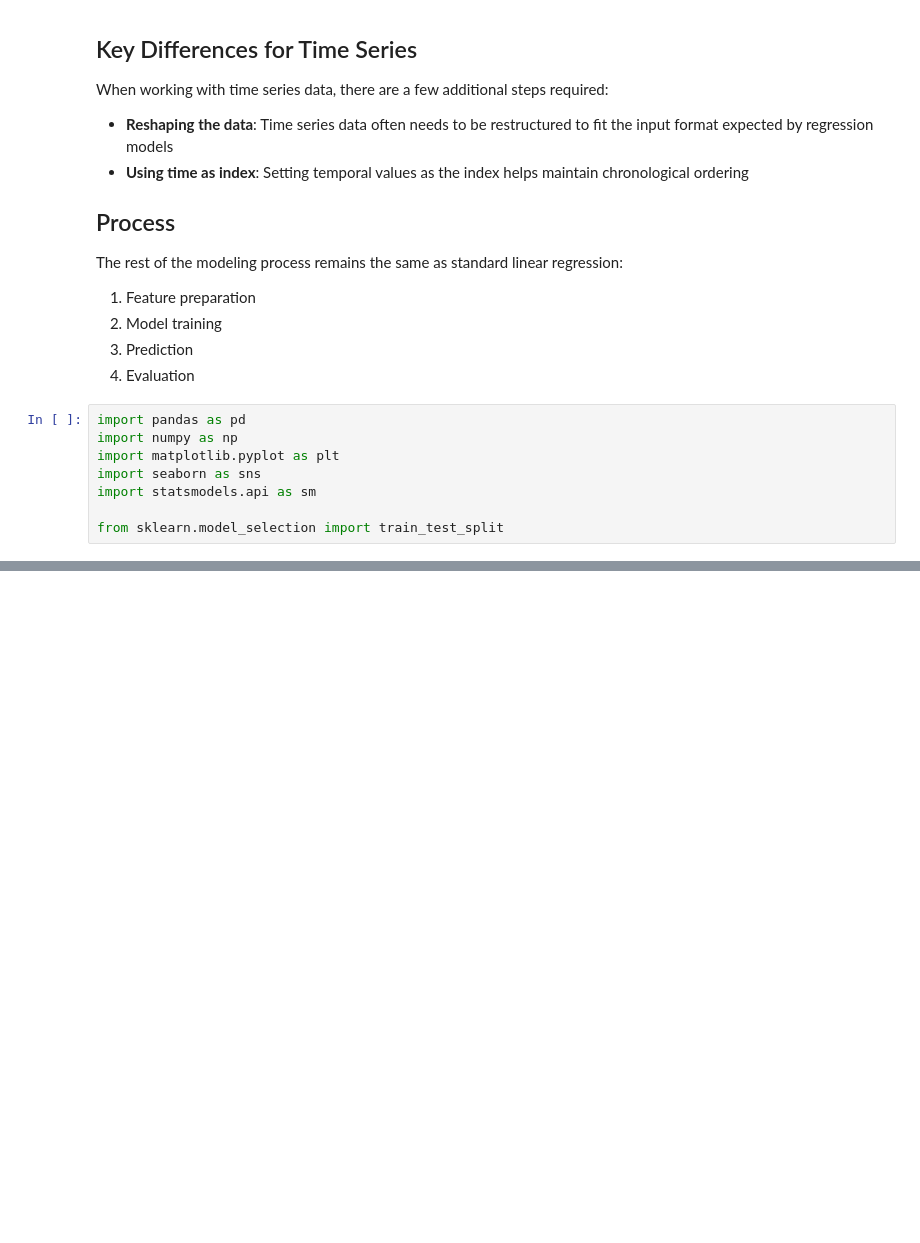
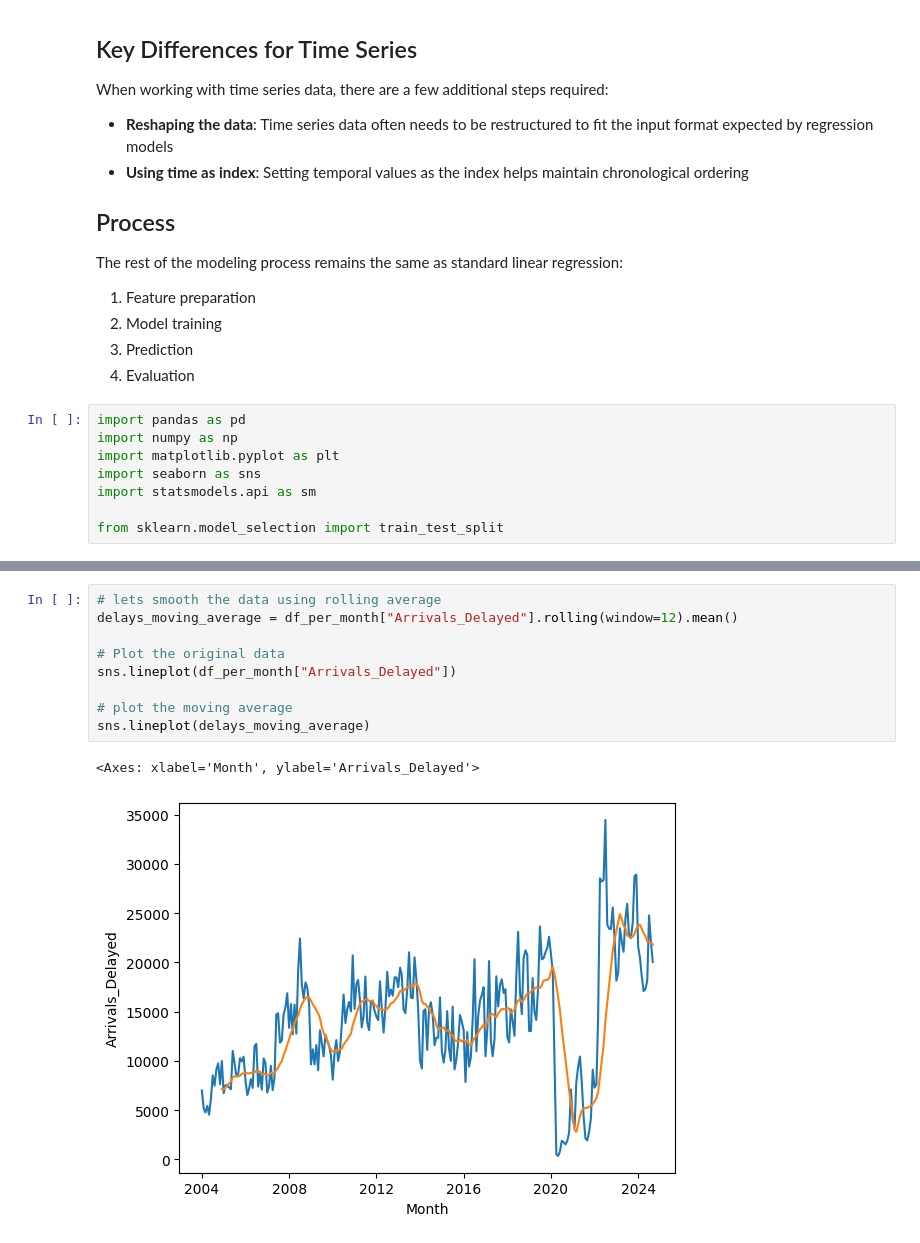
Before and after one commit to Talhamuhammadali/ML-projects, a Jupyter notebook: Linear Regression/time-series-flights/flight_prediciton.ipynb, the cells around one changed output, grey strips where cells are left out. Saved outputs shown, nothing was run; the diff lists cells and outputs as text; blank space fills up the shorter version.

```diff
--- a/Linear Regression/time-series-flights/flight_prediciton.ipynb
+++ b/Linear Regression/time-series-flights/flight_prediciton.ipynb
@@ -53,0 +102,12 @@ Data columns (total 14 columns):
+# %%
+# lets smooth the data using rolling average
+delays_moving_average = df_per_month["Arrivals_Delayed"].rolling(window=12).mean()
+
+# Plot the original data
+sns.lineplot(df_per_month["Arrivals_Delayed"])
+
+# plot the moving average
+sns.lineplot(delays_moving_average)
+# %% [output]
+<Axes: xlabel='Month', ylabel='Arrivals_Delayed'>
+[figure, added]
```
Also changed, not shown: parts of 18 cells of this notebook, 1 other file.
